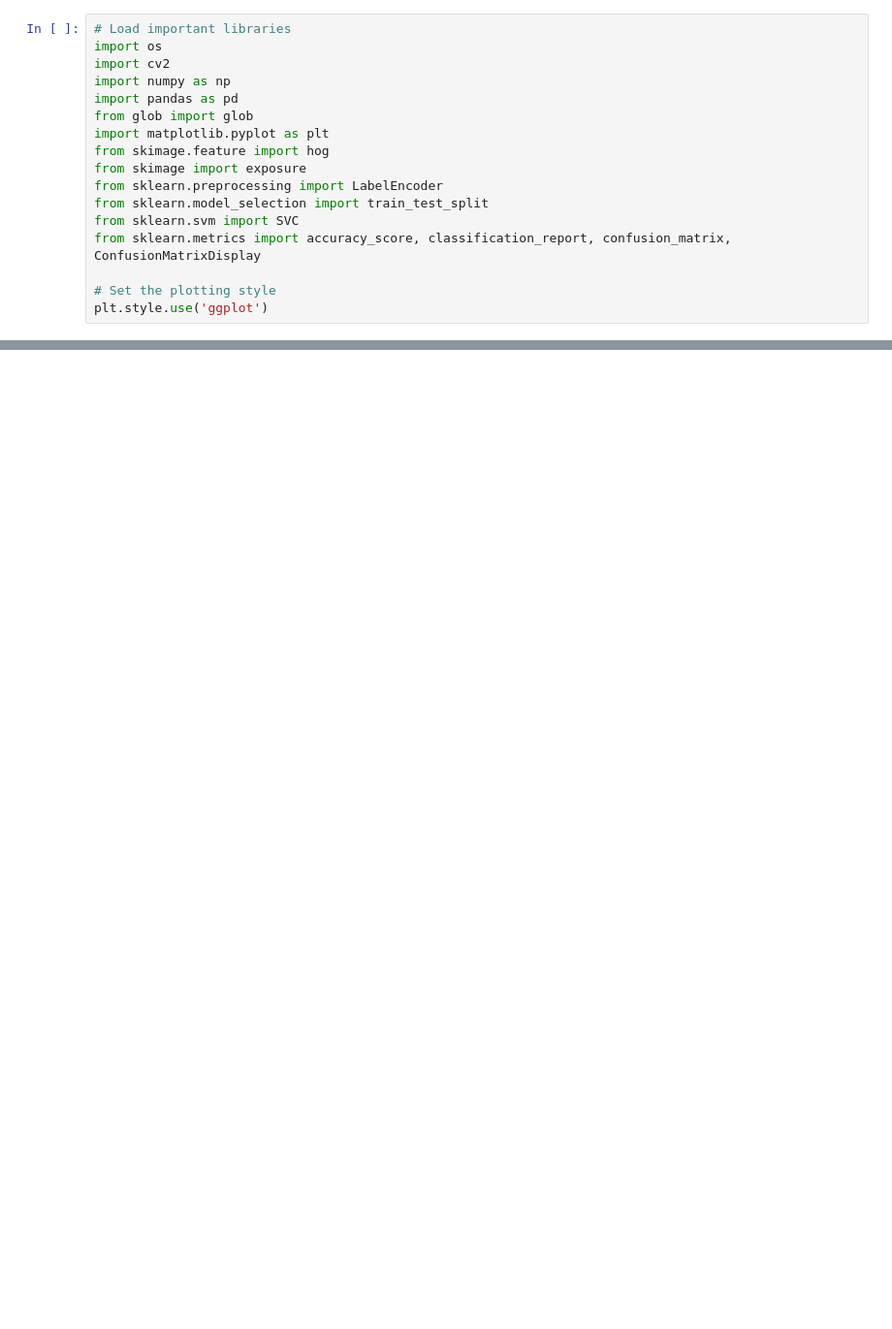
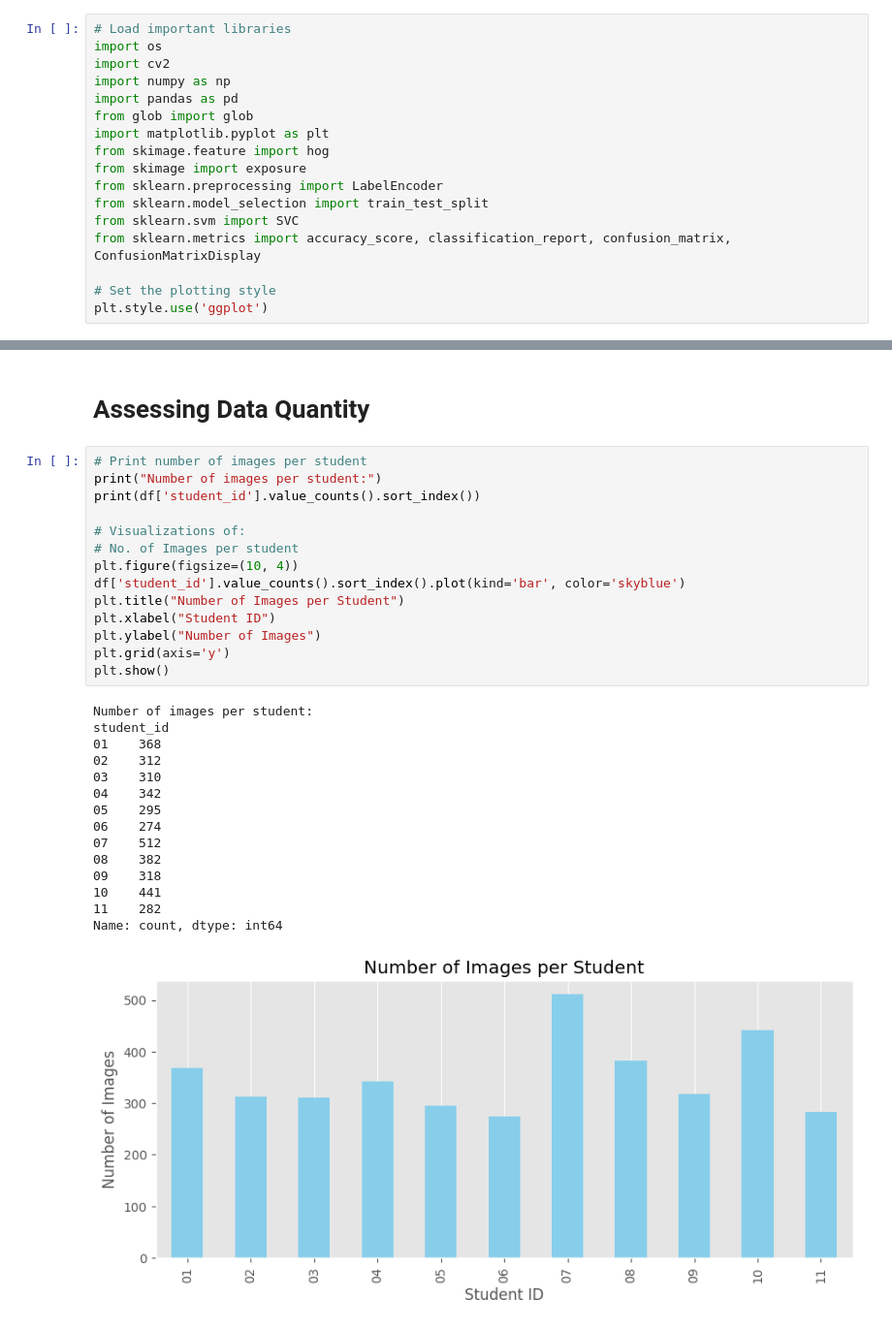
Before and after one commit to Duanaz20/face-recognition, a Jupyter notebook: code_checkpoint2.ipynb, the cells around one changed output, grey strips where cells are left out. Shown at 97% size. Cells and saved outputs as stored; diff of their text form; blank space fills up the shorter version.

```diff
--- a/code_checkpoint2.ipynb
+++ b/code_checkpoint2.ipynb
@@ -95,0 +133,32 @@ plt.show()
+# %% [markdown]
+# Assessing Data Quantity
+# %%
+# Print number of images per student
+print("Number of images per student:")
+print(df['student_id'].value_counts().sort_index())
+
+# Visualizations of:
+# No. of Images per student
+plt.figure(figsize=(10, 4))
+df['student_id'].value_counts().sort_index().plot(kind='bar', color='skyblue')
+plt.title("Number of Images per Student")
+plt.xlabel("Student ID")
+plt.ylabel("Number of Images")
+plt.grid(axis='y')
+plt.show()
+# %% [output]
+Number of images per student:
+student_id
+01    368
+02    312
+03    310
+04    342
+05    295
+06    274
+07    512
+08    382
+09    318
+10    441
+11    282
+Name: count, dtype: int64
+[figure, added]
```
Also changed, not shown: parts of 26 cells of this notebook.
